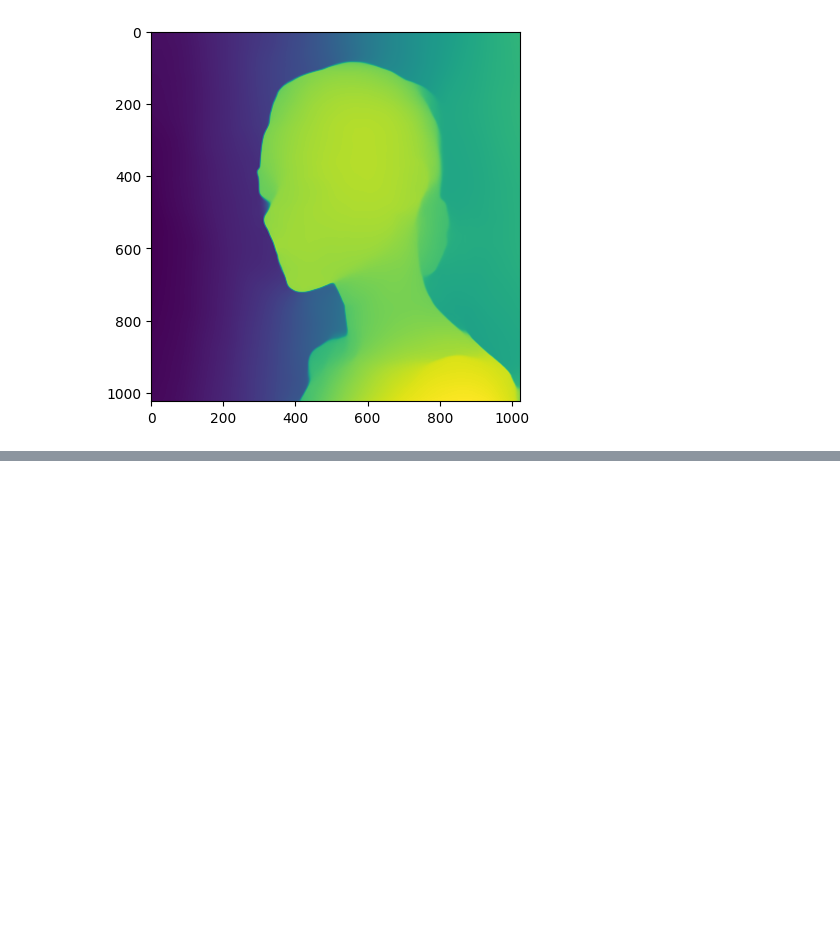
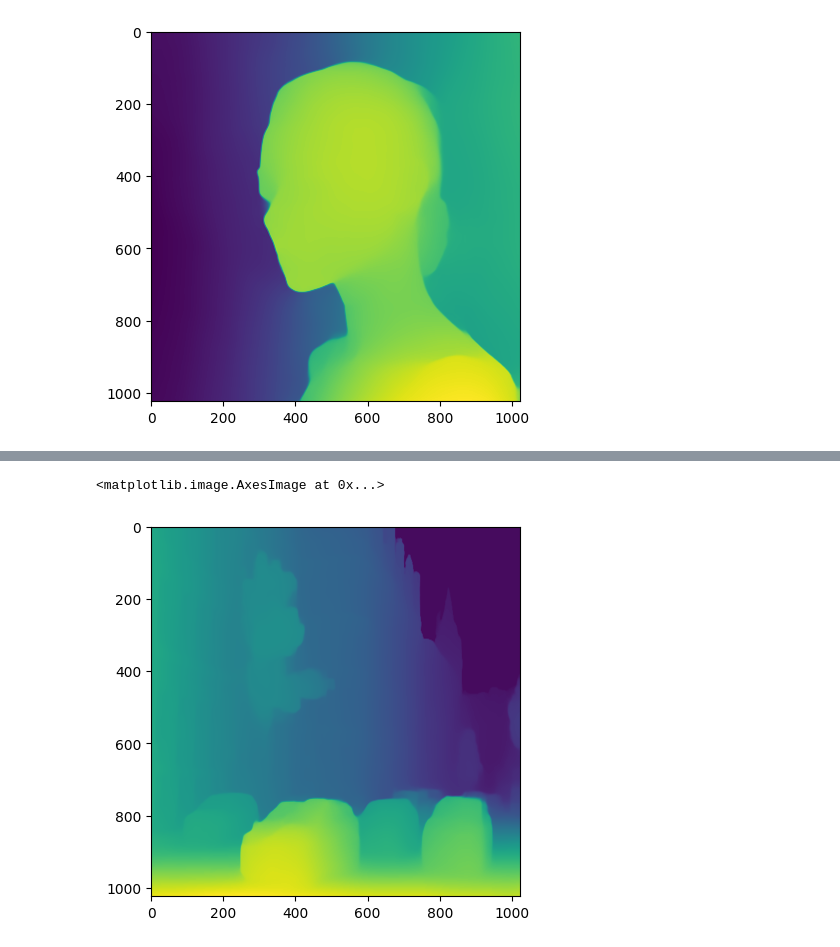
Before and after one commit to prxshetty/midas-depthseg, a Jupyter notebook: depthsegmentation.ipynb, the cells around one changed output, grey strips where cells are left out. Saved outputs shown, nothing was run; the diff lists cells and outputs as text; code cells hidden in the pictures; blank space fills up the shorter version.

```diff
--- a/depthsegmentation.ipynb
+++ b/depthsegmentation.ipynb
@@ -157,0 +158,21 @@ plt.show()
+# %%
+img_path_3 = "content/city_with_cars.jpg"
+img3 = cv2.imread(img_path_3)
+img3 = cv2.cvtColor(img3, cv2.COLOR_BGR2RGB)
+input_batch_3 = transform(img3).to(device)
+# rm ~/.cache/torch/hub/checkpoints/dpt_large_384.pt
+midas.to(device)
+midas.eval()
+with torch.no_grad():
+    prediction = midas(input_batch_3)
+    prediction = torch.nn.functional.interpolate(
+    prediction.unsqueeze(1),
+    size = img2.shape[:2],
+    mode = "bicubic",
+    align_corners = False,
+    ).squeeze()
+output3 = prediction.cpu().numpy()
+plt.imshow(output3)
+# %% [output]
+<matplotlib.image.AxesImage at 0x...>
+[figure, added]
```
Also changed, not shown: parts of 4 cells of this notebook, 2 other files.
